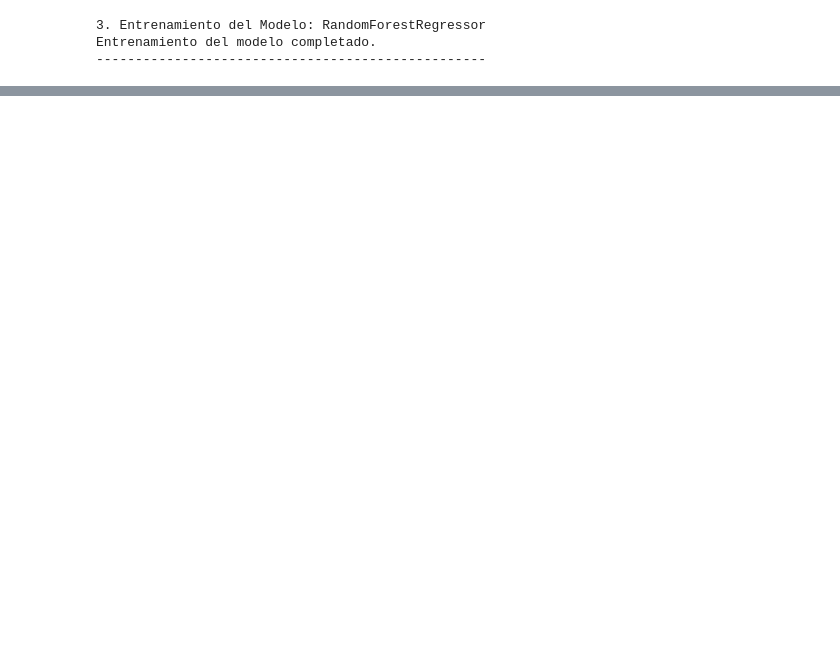
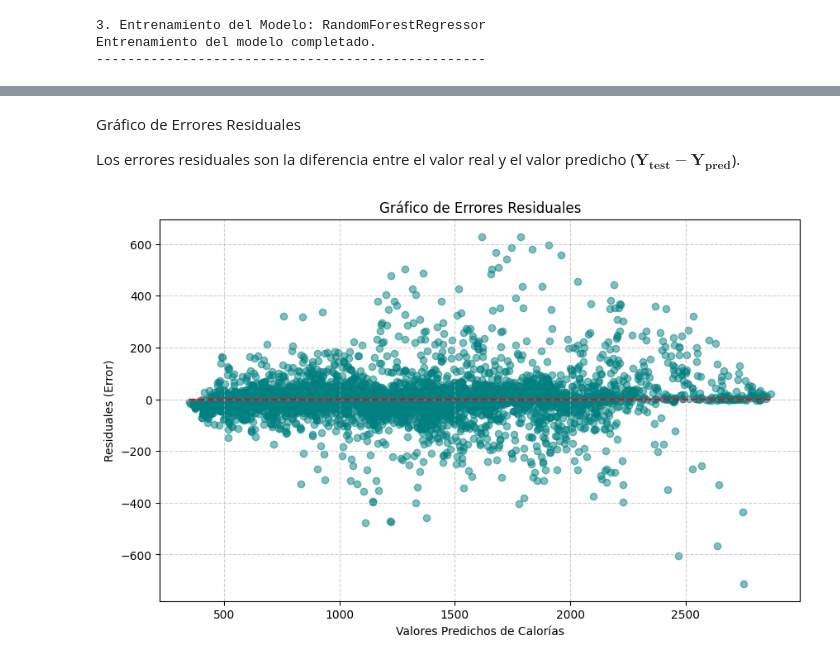
Before and after one commit to manueh56/ProyectoParteIII-Lahitte, a Jupyter notebook: ProyectoParteIII+Lahitte.ipynb, the cells around one changed output, grey strips where cells are left out. Saved outputs shown, nothing was run; the diff lists cells and outputs as text; code cells hidden in the pictures; blank space fills up the shorter version.

```diff
--- a/ProyectoParteIII+Lahitte.ipynb
+++ b/ProyectoParteIII+Lahitte.ipynb
@@ -157,0 +196,24 @@ Resultados del Modelo (RandomForestRegressor):
+# %% [markdown]
+Gráfico de Errores Residuales
+
+Los errores residuales son la diferencia entre el valor real y el valor predicho ($\mathbf{Y_{test} - Y_{pred}}$).
+# %%
+# Asumiendo que Y_test y Y_pred están cargados del paso anterior
+
+# Calcular los residuos
+residuals = Y_test - Y_pred
+
+plt.figure(figsize=(10, 6))
+# Trazar los residuos frente a los valores predichos
+plt.scatter(Y_pred, residuals, alpha=0.5, color='teal')
+
+# Trazar la línea de error cero
+plt.hlines(y=0, xmin=Y_pred.min(), xmax=Y_pred.max(), color='red', linestyle='--')
+
+plt.title('Gráfico de Errores Residuales')
+plt.xlabel('Valores Predichos de Calorías')
+plt.ylabel('Residuales (Error)')
+plt.grid(True, linestyle='--', alpha=0.6)
+plt.show()
+# %% [output]
+[figure, added]
```
Also changed, not shown: parts of 9 cells of this notebook.
